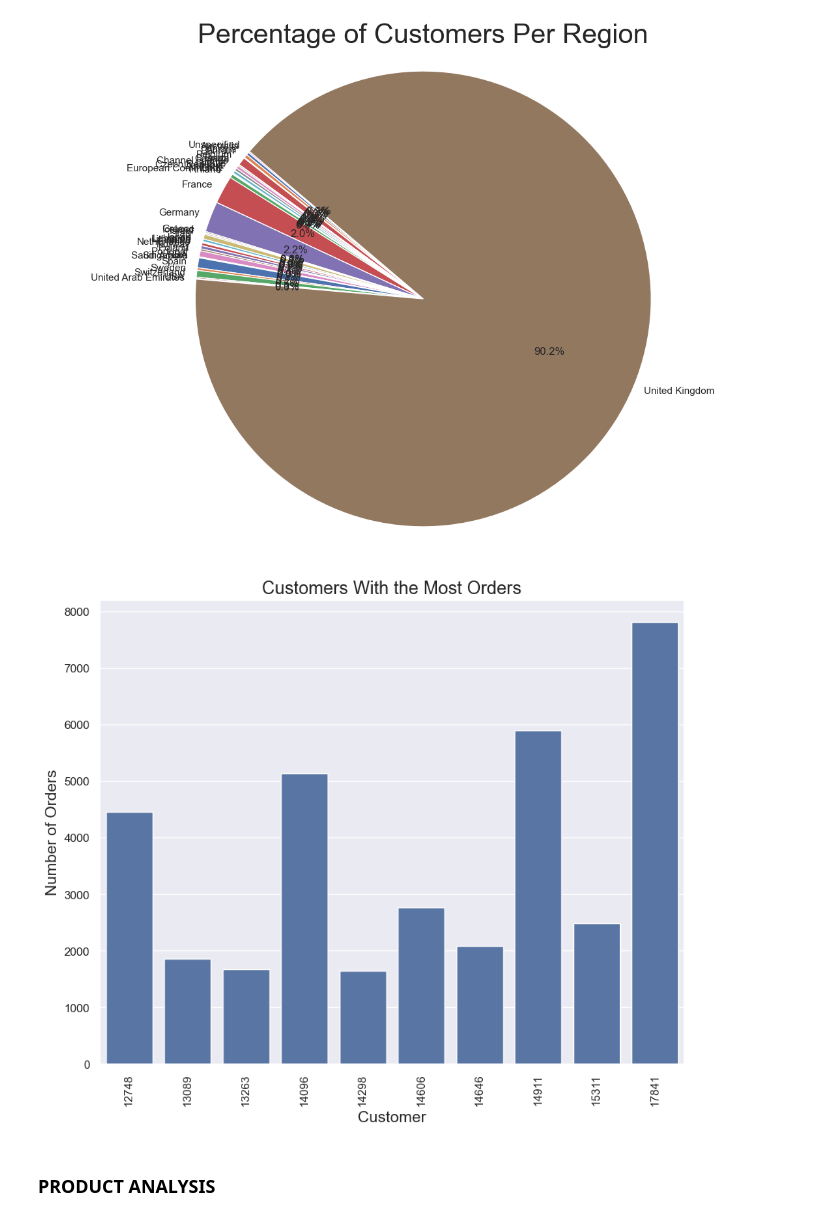
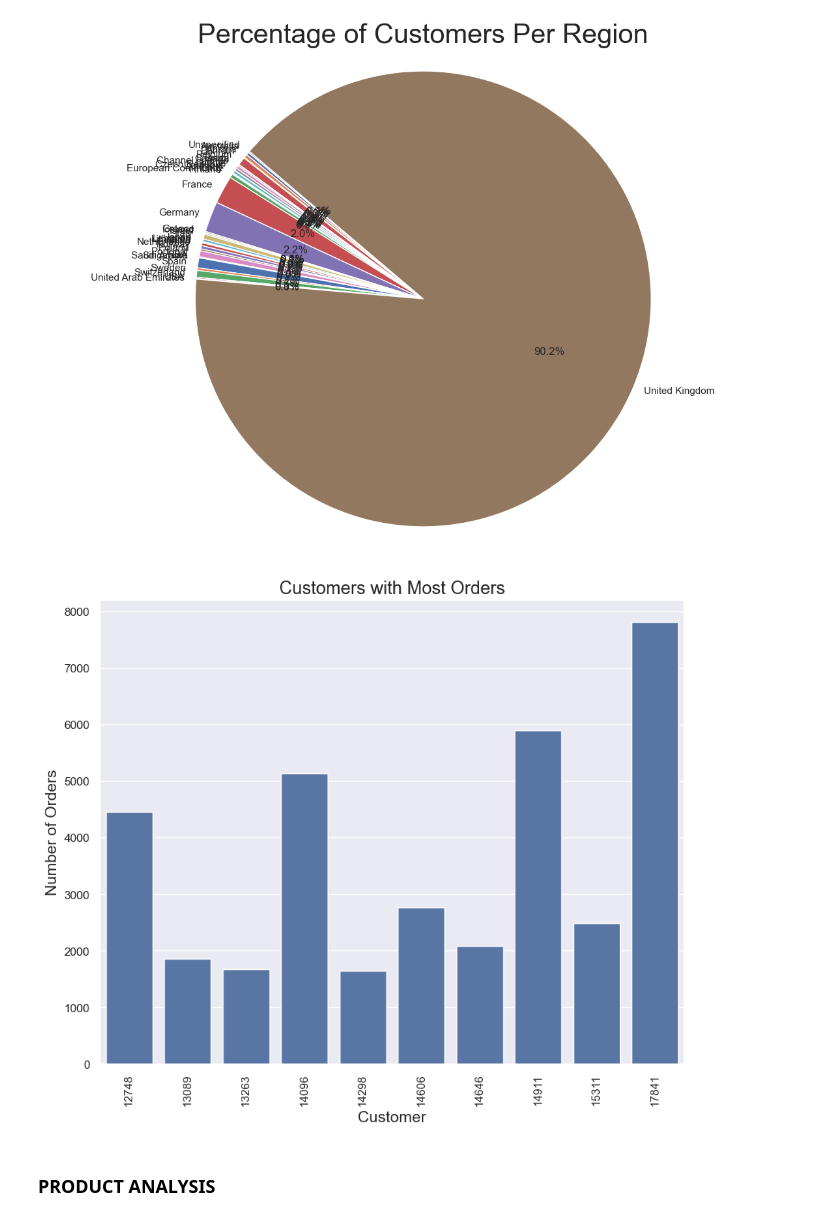
Before and after one commit to PerseusEthan/Unveiling-Sales-Secret-of-Superstore, a Jupyter notebook: superstore.ipynb, the cells around one changed output. Cells and saved outputs as stored; diff of their text form; code cells hidden in the pictures.

Commit message:
Corrected some plots

```diff
--- a/superstore.ipynb
+++ b/superstore.ipynb
@@ -346,11 +346,11 @@ pie_chart(cust_id_per_reg, 'Percentage of Customers Per Region')
 # %%
 # Visualise the frequency of customers
 freq_cust = df['CustomerID'].value_counts().nlargest(10)
 bar_plot(data=None, x=freq_cust.index, y=freq_cust,\
-            title='Customers With the Most Orders', hue=None,\
+            title='Customers with Most Orders', hue=None,\
             xlabel='Customer', ylabel='Number of Orders')
 # %% [output]
-[figure, old version]
+[figure, new version]
 # %% [markdown]
 ### PRODUCT ANALYSIS
 # %%
```
